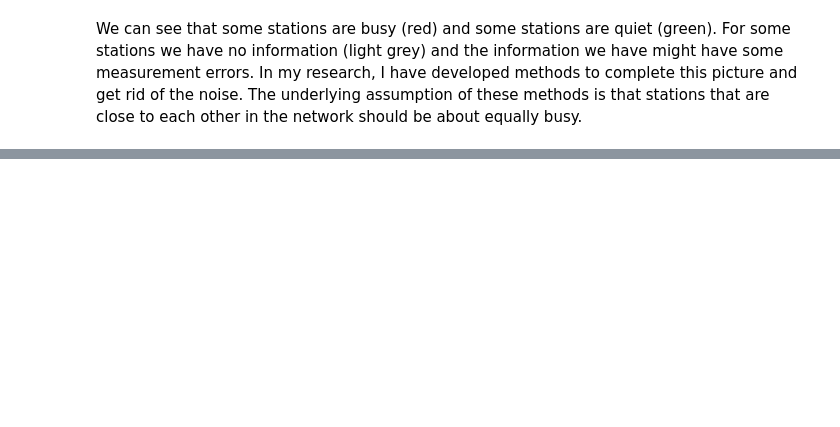
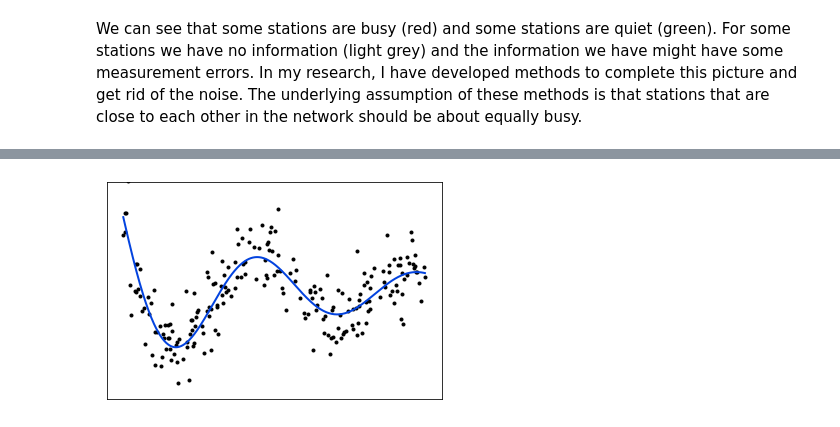
Before and after one commit to jarno35/thesis-presentation, a Jupyter notebook: tfl.ipynb, the cells around one changed output, grey strips where cells are left out. Drawn from its saved outputs; the diff is of its cells as text; code cells hidden in the pictures; blank space fills up the shorter version.

```diff
--- a/tfl.ipynb
+++ b/tfl.ipynb
@@ -114,0 +121,17 @@ We can see that some stations are busy (red) and some stations are quiet (green)
+# %%
+# Fix some plot settings for scatter plots on a path graph.
+def scatter_path_graph(ax, x, y, **kwargs):
+    ax.scatter(x, y,  marker='.', c='xkcd:black', **kwargs)
+# %%
+# Fix some plot settings for line plots on a path graph.
+def plot_path_graph(ax, x, f, color='xkcd:blue', **kwargs):
+    ax.plot(x, f, linewidth=2, c=color, **kwargs)
+    ax.get_xaxis().set_ticks([])
+    ax.get_yaxis().set_ticks([])
+    ax.set_ylim([-5, 5])
+# %%
+fig, ax = plt.subplots()
+scatter_path_graph(ax, x, z)  # noisy data
+plot_path_graph(ax, x, h0)  # true signal
+# %% [output]
+[figure, added]
```
Also changed, not shown: parts of 8 cells of this notebook.
